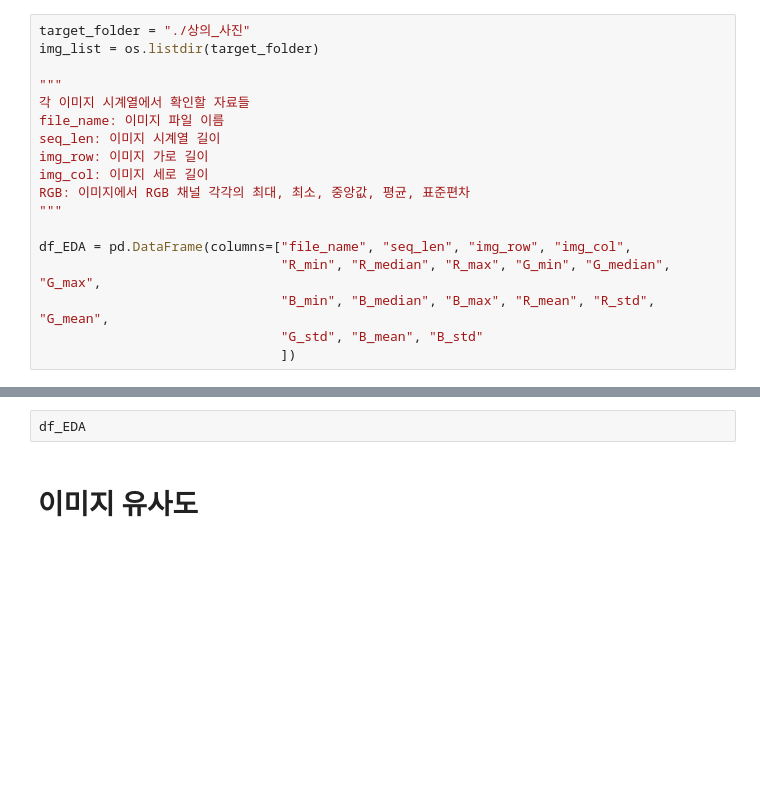
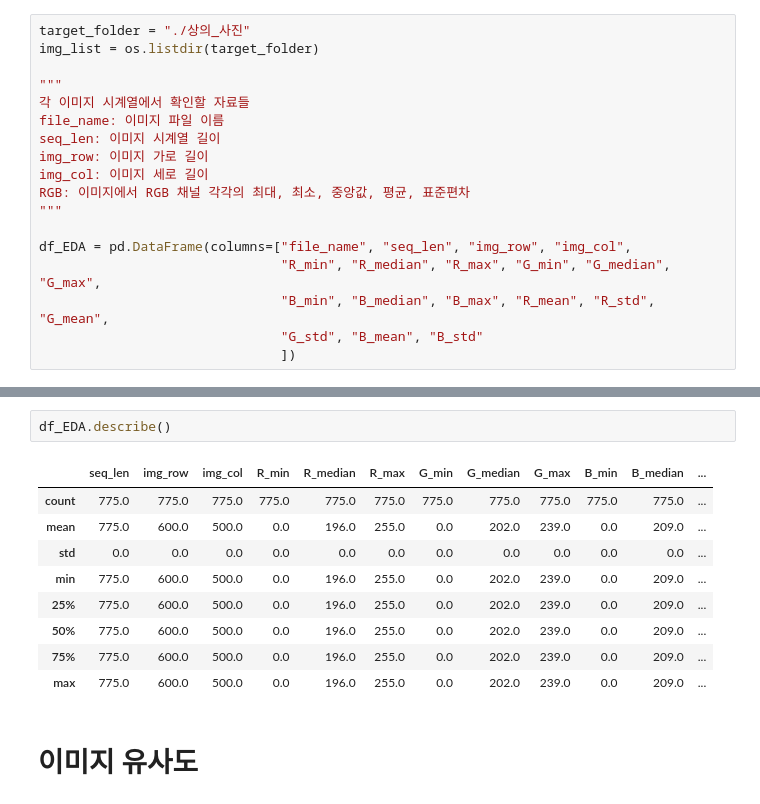
Before and after one commit to kimbw0615/Image-Similarity-Project, a Jupyter notebook: 2조 중간프로젝트.ipynb, the cells around one changed output, grey strips where cells are left out. Saved outputs shown, nothing was run; the diff lists cells and outputs as text; blank space fills up the shorter version.

```diff
--- a/2조 중간프로젝트.ipynb
+++ b/2조 중간프로젝트.ipynb
@@ -197,5 +206,15 @@ df_EDA = pd.merge(df_EDA, dataset_annotation, how="outer", on="file_name")
 # %%
-df_EDA
+df_EDA.describe()
+# %% [output]
+|  | seq_len | img_row | img_col | R_min | R_median | R_max | G_min | G_median | G_max | B_min | B_median | ... |
+| count | 775.0 | 775.0 | 775.0 | 775.0 | 775.0 | 775.0 | 775.0 | 775.0 | 775.0 | 775.0 | 775.0 | ... |
+| mean | 775.0 | 600.0 | 500.0 | 0.0 | 196.0 | 255.0 | 0.0 | 202.0 | 239.0 | 0.0 | 209.0 | ... |
+| std | 0.0 | 0.0 | 0.0 | 0.0 | 0.0 | 0.0 | 0.0 | 0.0 | 0.0 | 0.0 | 0.0 | ... |
+| min | 775.0 | 600.0 | 500.0 | 0.0 | 196.0 | 255.0 | 0.0 | 202.0 | 239.0 | 0.0 | 209.0 | ... |
+| 25% | 775.0 | 600.0 | 500.0 | 0.0 | 196.0 | 255.0 | 0.0 | 202.0 | 239.0 | 0.0 | 209.0 | ... |
+| 50% | 775.0 | 600.0 | 500.0 | 0.0 | 196.0 | 255.0 | 0.0 | 202.0 | 239.0 | 0.0 | 209.0 | ... |
+| 75% | 775.0 | 600.0 | 500.0 | 0.0 | 196.0 | 255.0 | 0.0 | 202.0 | 239.0 | 0.0 | 209.0 | ... |
+| max | 775.0 | 600.0 | 500.0 | 0.0 | 196.0 | 255.0 | 0.0 | 202.0 | 239.0 | 0.0 | 209.0 | ... |
 # %% [markdown]
 # 이미지 유사도
 # %%
```
Also changed, not shown: parts of 11 cells of this notebook.
